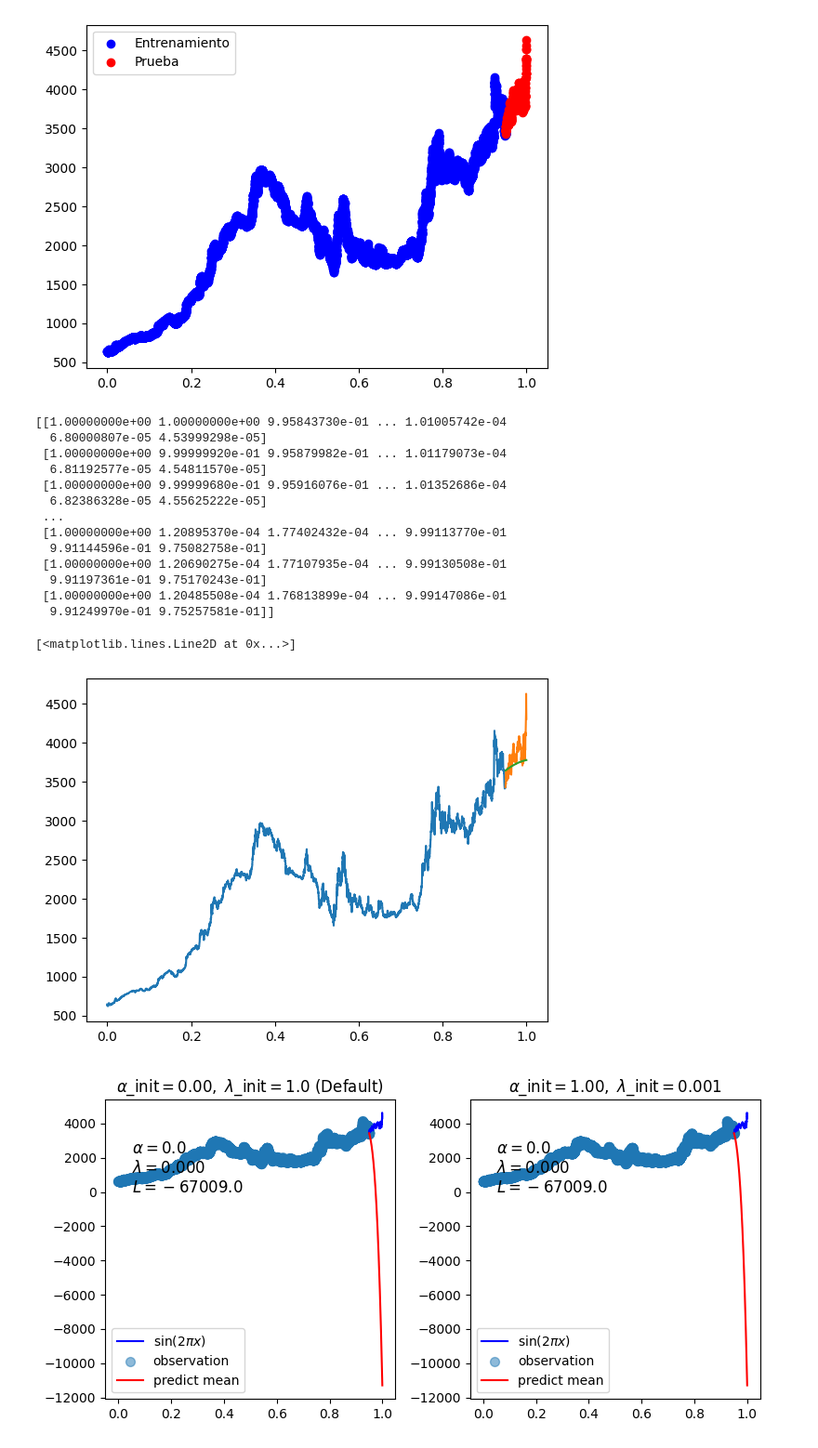
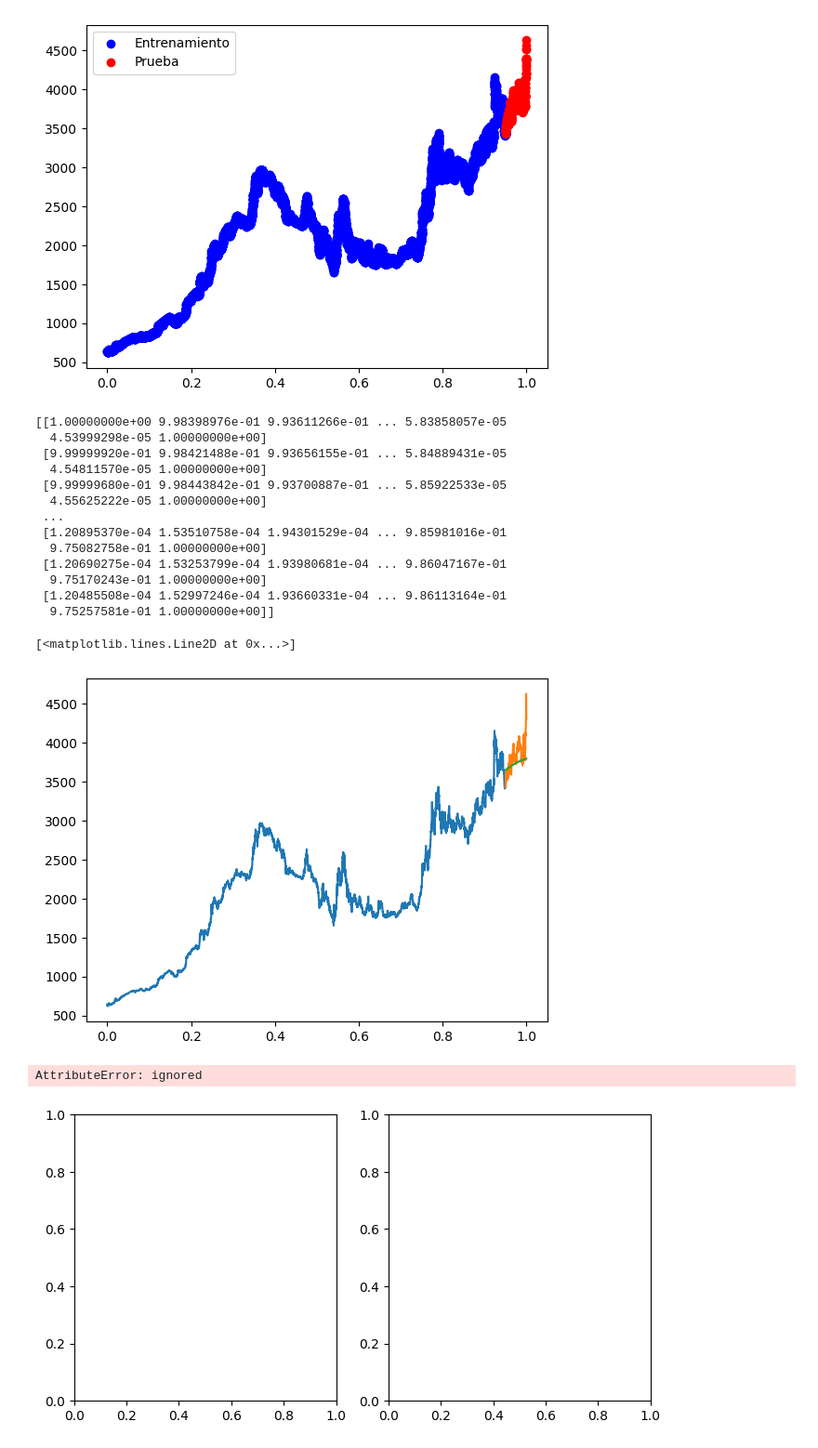
Before and after one commit to cabb1808/ProyectoSenales3, a Jupyter notebook: Proyecto_Final.ipynb, the cells around one changed output. Shown at 93% size. Drawn from its saved outputs; the diff is of its cells as text; code cells hidden in the pictures.

```diff
--- a/Proyecto_Final.ipynb
+++ b/Proyecto_Final.ipynb
@@ -107,10 +107,10 @@ def MapeoDataset(X,K):
     # Calcular matriz Phi
     for n in range(len(X)):
       for k in range(1, K+1):
-        Phi[n,k] = np.exp(-(mu[k-1] - X[n])**2/sig2)
+        Phi[n,k-1] = np.exp(-(mu[k-1] - X[n])**2/sig2)
     return Phi
 # %%
-M=50
+M=80
 
 lam=0.001
 PHI_train = MapeoDataset(X_train,M)
@@ -125,19 +125,19 @@ plt.plot(X_train,y_train)
 plt.plot(X_test,y_test)
 plt.plot(X_test,y_pred2)
 # %% [output]
-[[1.00000000e+00 1.00000000e+00 9.95843730e-01 ... 1.01005742e-04
-  6.80000807e-05 4.53999298e-05]
- [1.00000000e+00 9.99999920e-01 9.95879982e-01 ... 1.01179073e-04
-  6.81192577e-05 4.54811570e-05]
- [1.00000000e+00 9.99999680e-01 9.95916076e-01 ... 1.01352686e-04
-  6.82386328e-05 4.55625222e-05]
+[[1.00000000e+00 9.98398976e-01 9.93611266e-01 ... 5.83858057e-05
+  4.53999298e-05 1.00000000e+00]
+ [9.99999920e-01 9.98421488e-01 9.93656155e-01 ... 5.84889431e-05
+  4.54811570e-05 1.00000000e+00]
+ [9.99999680e-01 9.98443842e-01 9.93700887e-01 ... 5.85922533e-05
+  4.55625222e-05 1.00000000e+00]
  ...
- [1.00000000e+00 1.20895370e-04 1.77402432e-04 ... 9.99113770e-01
-  9.91144596e-01 9.75082758e-01]
- [1.00000000e+00 1.20690275e-04 1.77107935e-04 ... 9.99130508e-01
-  9.91197361e-01 9.75170243e-01]
- [1.00000000e+00 1.20485508e-04 1.76813899e-04 ... 9.99147086e-01
-  9.91249970e-01 9.75257581e-01]]
+ [1.20895370e-04 1.53510758e-04 1.94301529e-04 ... 9.85981016e-01
+  9.75082758e-01 1.00000000e+00]
+ [1.20690275e-04 1.53253799e-04 1.93980681e-04 ... 9.86047167e-01
+  9.75170243e-01 1.00000000e+00]
+ [1.20485508e-04 1.52997246e-04 1.93660331e-04 ... 9.86113164e-01
+  9.75257581e-01 1.00000000e+00]]
 [<matplotlib.lines.Line2D at 0x...>]
 [figure]
 # %%
@@ -145,7 +145,7 @@ from sklearn.linear_model import BayesianRidge
 
 
 reg = BayesianRidge(tol=1e-6, fit_intercept=False, compute_score=True)
-n_order = 3
+n_order = 4
 # X_train = np.vander(X_train, n_order + 1, increasing=True)  #cambiar por phi
 # X_test = np.vander(X_test, n_order + 1, increasing=True)
 
@@ -163,9 +163,11 @@ for i, ax in enumerate(axes):
     y_pred_train = reg.predict(PHI_train)
     y_pred_test = reg.predict(PHI_test)
 
+
     ax.plot(X_test, y_test, color="blue", label="sin($2\\pi x$)")
     ax.scatter(X_train, y_train, s=50, alpha=0.5, label="observation")
     ax.plot(X_test, ymean, color="red", label="predict mean")
+    ax.plot(X_test, y_samples, color="red", label="predict mean")
     # ax.fill_between(X_test, ymean - ystd, ymean + ystd, color="pink", alpha=0.5, label="predict std")
     ax.legend()
     title = "$\\alpha$_init$={:.2f},\\ \\lambda$_init$={}$".format(init[0], init[1])
@@ -185,34 +187,35 @@ plt.show()
 #     # Bayesian ridge regression with different initial value pairs
 #     if i == 0:
 #         init = [1 / np.var(y_train), 1.0]  # Default values
 #     elif i == 1:
 #         init = [1.0, 1e-3]
 #         reg.set_params(alpha_init=init[0], lambda_init=init[1])
 #     reg.fit(PHI_train, y_train)
 
 #     y_pred_train = reg.predict(PHI_train)
 #     y_pred_test = reg.predict(PHI_test)
 #     # ymean, ystd = reg.predict(X_test, return_std=True)
 
 #     ax.plot(X_test, y_test, color="blue", label="Test Data")
 #     ax.scatter(X_train, y_train, s=50, alpha=0.5, label="observation")
 #     ax.plot(X_test, y_pred_test, color="red", label="predict mean")
 #     #ax.fill_between(X_test, ymean - ystd, ymean + ystd, color="pink", alpha=0.5, label="predict std")
 #     #ax.set_ylim(-1.3, 1.3)
 #     ax.legend()
 #     title = "$\\alpha$_init$={:.2f},\\ \\lambda$_init$={}$".format(init[0], init[1])
 #     if i == 0:
 #         title += " (Default)"
 #     ax.set_title(title, fontsize=12)
 #     text = "$\\alpha={:.1f}$\n$\\lambda={:.3f}$\n$L={:.1f}$".format(
 #         reg.alpha_, reg.lambda_, reg.scores_[-1]
 #     )
 #     ax.text(0.05, -1.0, text, fontsize=12)
 
 # plt.tight_layout()
 # plt.show()
 # %% [output]
+AttributeError: ignored
-[figure, old version]
+[figure, new version]
 # %%
 def expo_carac(X, K):
     # Extraer caracteristicas exponenciales
```
